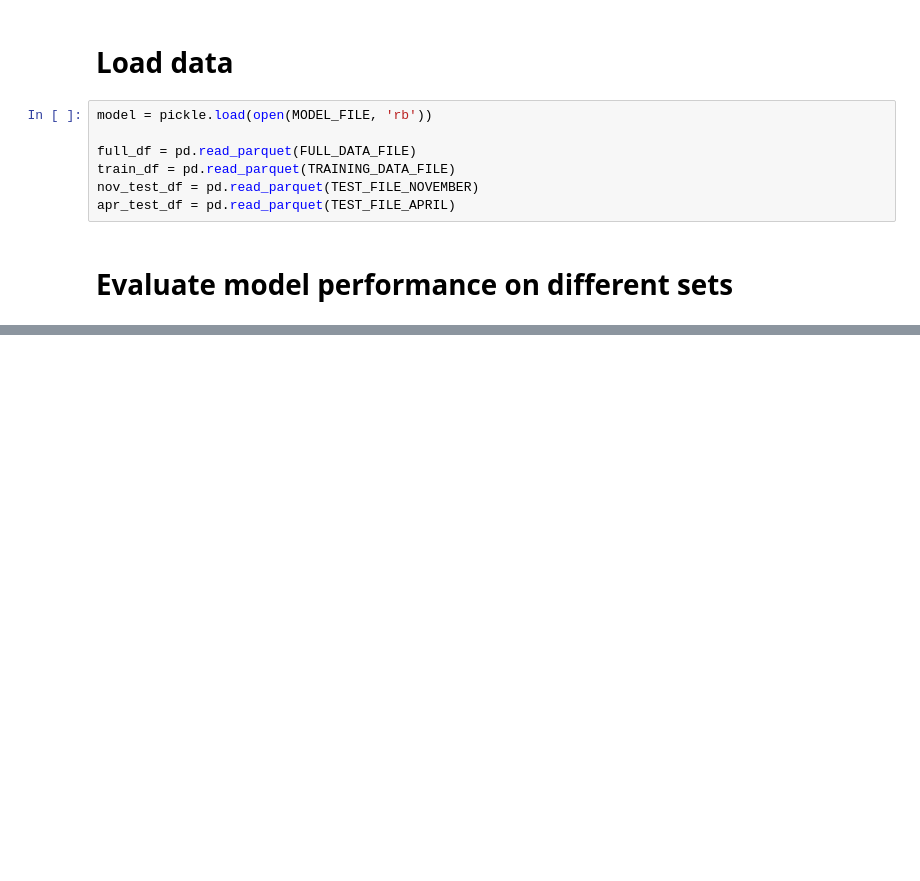
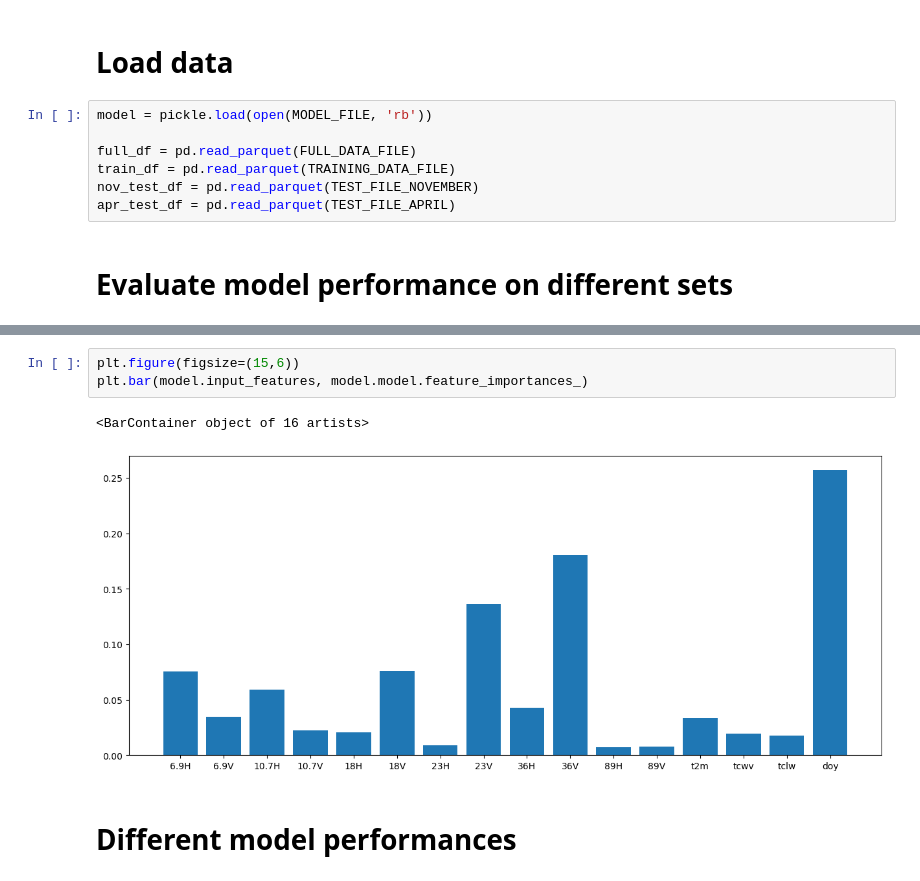
Before and after one commit to EHTellefsen/Arctic_Snow_Products, a Jupyter notebook: analysis/evaluate_model_performance.ipynb, the cells around one changed output, grey strips where cells are left out. Cells and saved outputs as stored; diff of their text form; blank space fills up the shorter version.

```diff
--- a/analysis/evaluate_model_performance.ipynb
+++ b/analysis/evaluate_model_performance.ipynb
@@ -93,0 +94,8 @@ April test Set - RMSE: 0.0719, MAE: 0.0546
+# %%
+plt.figure(figsize=(15,6))
+plt.bar(model.input_features, model.model.feature_importances_)
+# %% [output]
+<BarContainer object of 16 artists>
+[figure, added]
+# %% [markdown]
+# Different model performances
```
Also changed, not shown: parts of 4 cells of this notebook, 8 other files.
